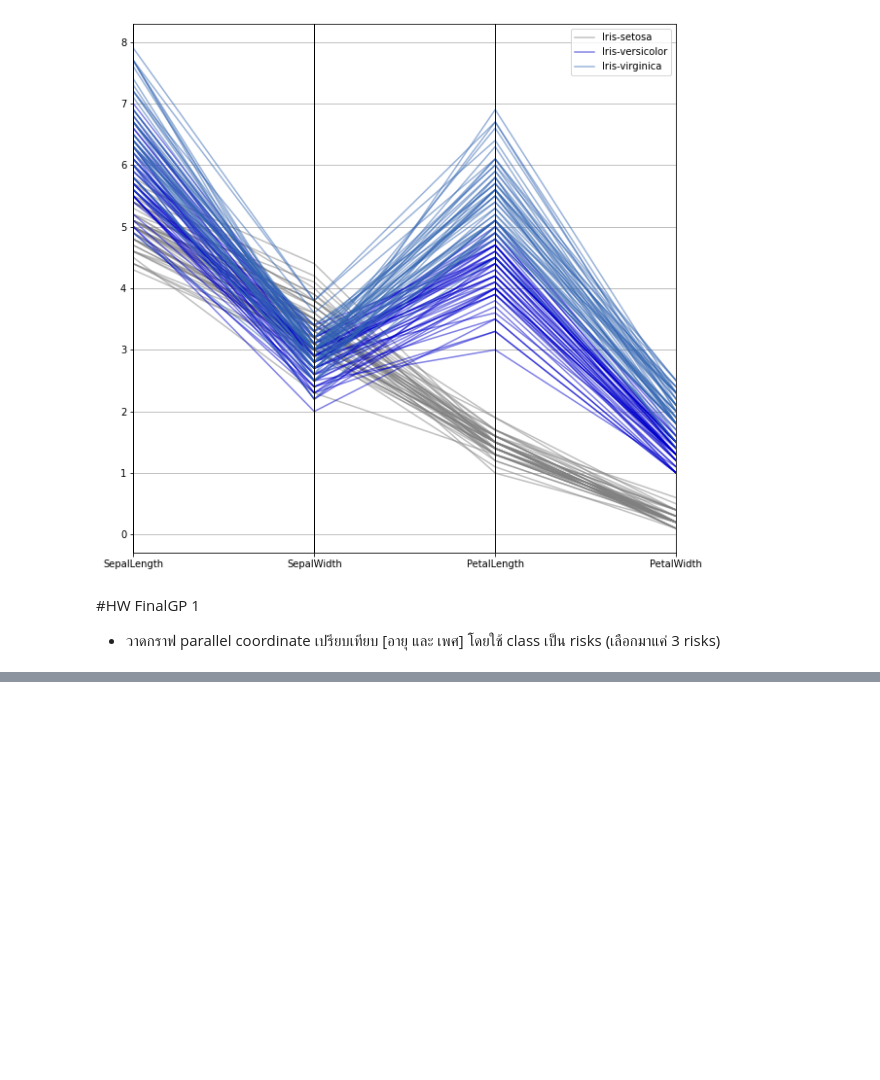
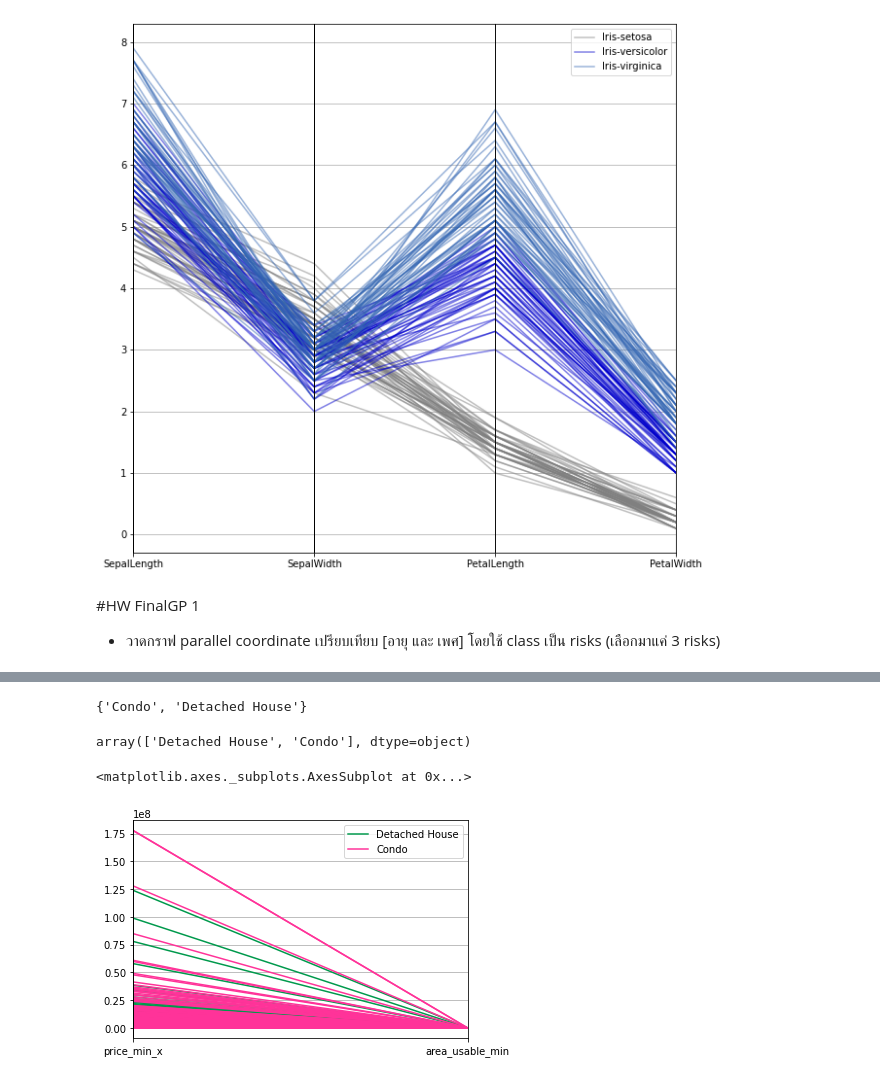
Before and after one commit to Nattakonjpg/BasicProg_DataViz65, a Jupyter notebook: DataViz01_Table_Data.ipynb, the cells around one changed output, grey strips where cells are left out. Drawn from its saved outputs; the diff is of its cells as text; code cells hidden in the pictures; blank space fills up the shorter version.

```diff
--- a/DataViz01_Table_Data.ipynb
+++ b/DataViz01_Table_Data.ipynb
@@ -117,0 +138,25 @@ pd.plotting.parallel_coordinates(df, 'Name', color=[[0.5,0.5,0.5,0.5],[0,0,0.8,0
+# %%
+data2 = data1[data1['province_name_th']=='เชียงใหม่']
+data2
+# %%
+home =  data2[data2['propertytype_name_th_x']=='บ้าน']
+home
+# %%
+condo =  data2[data2['propertytype_name_th_x']=='คอนโด']
+condo
+# %%
+compare = pd.concat([home,condo])
+compare
+# %%
+set(compare['propertytype_name_en_x'])
+# %% [output]
+{'Condo', 'Detached House'}
+# %%
+compare['propertytype_name_en_x'].unique()
+# %% [output]
+array(['Detached House', 'Condo'], dtype=object)
+# %%
+pd.plotting.parallel_coordinates(compare, 'propertytype_name_en_x',cols = ['price_min_x','area_usable_min'], color=['#00994C', '#FF3399'])
+# %% [output]
+<matplotlib.axes._subplots.AxesSubplot at 0x...>
+[figure, added]
```
Also changed, not shown: parts of 7 cells of this notebook.
